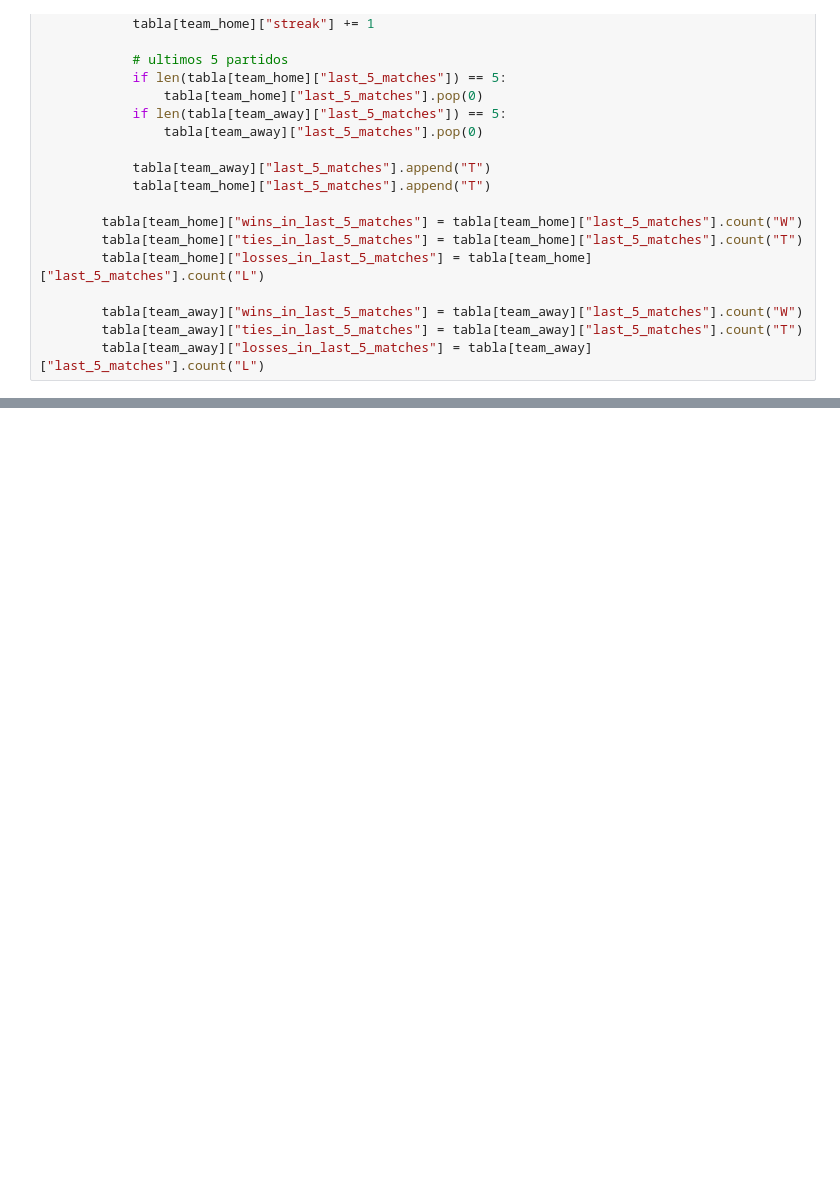
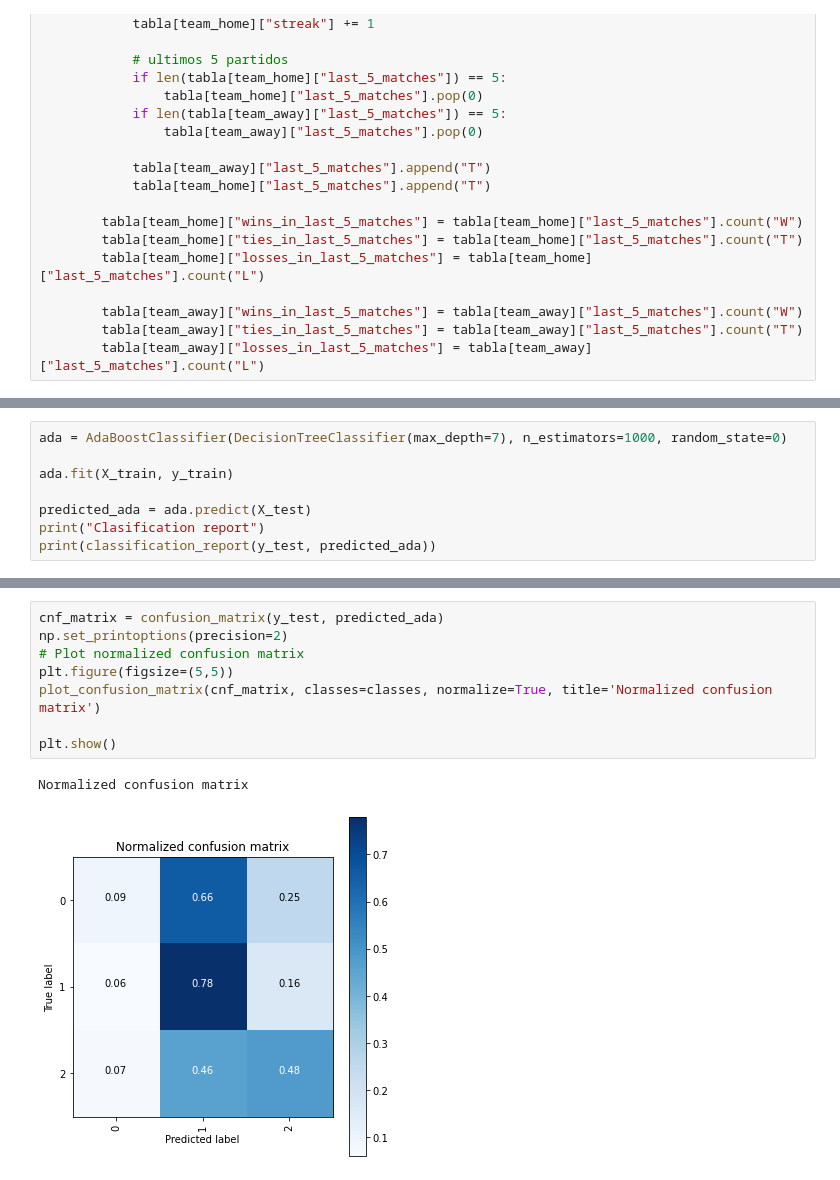
Before and after one commit to Diegofpdt/DL-aplicado-a-predicci-n-de-resultados-deportivos, a Jupyter notebook: Modelos_premier.ipynb, the cells around one changed output, grey strips where cells are left out. Saved outputs shown, nothing was run; the diff lists cells and outputs as text; blank space fills up the shorter version.

```diff
--- a/Modelos_premier.ipynb
+++ b/Modelos_premier.ipynb
@@ -379,0 +768,8 @@ procesated_matches.tail()
+# %%
+ada = AdaBoostClassifier(DecisionTreeClassifier(max_depth=7), n_estimators=1000, random_state=0)
+
+ada.fit(X_train, y_train)
+
+predicted_ada = ada.predict(X_test)
+print("Clasification report")
+print(classification_report(y_test, predicted_ada))
@@ -379,0 +787,11 @@ procesated_matches.tail()
+# %%
+cnf_matrix = confusion_matrix(y_test, predicted_ada)
+np.set_printoptions(precision=2)
+# Plot normalized confusion matrix
+plt.figure(figsize=(5,5))
+plot_confusion_matrix(cnf_matrix, classes=classes, normalize=True, title='Normalized confusion matrix')
+
+plt.show()
+# %% [output]
+Normalized confusion matrix
+[figure, added]
```
Also changed, not shown: parts of 39 cells of this notebook.
